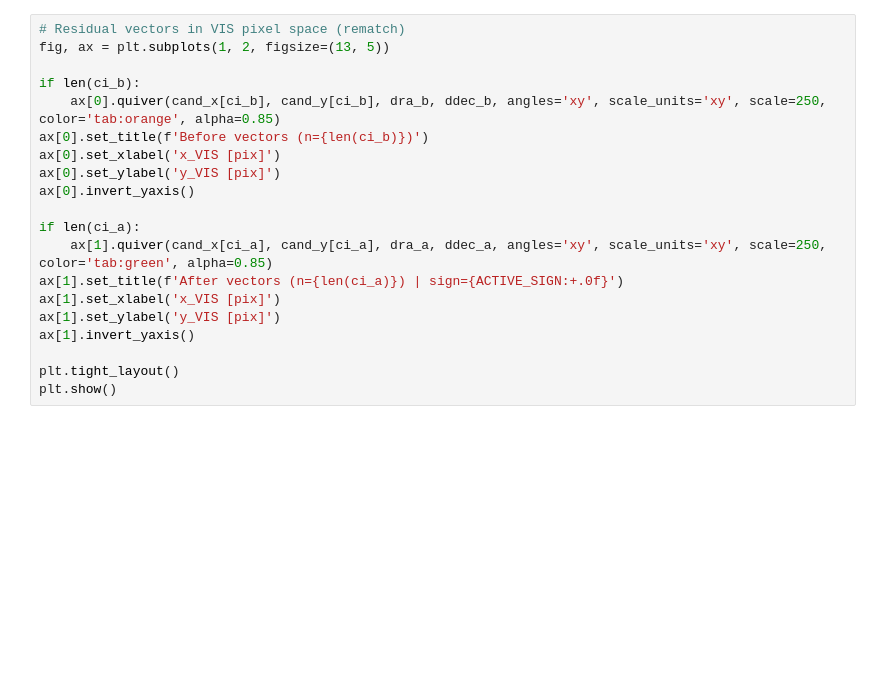
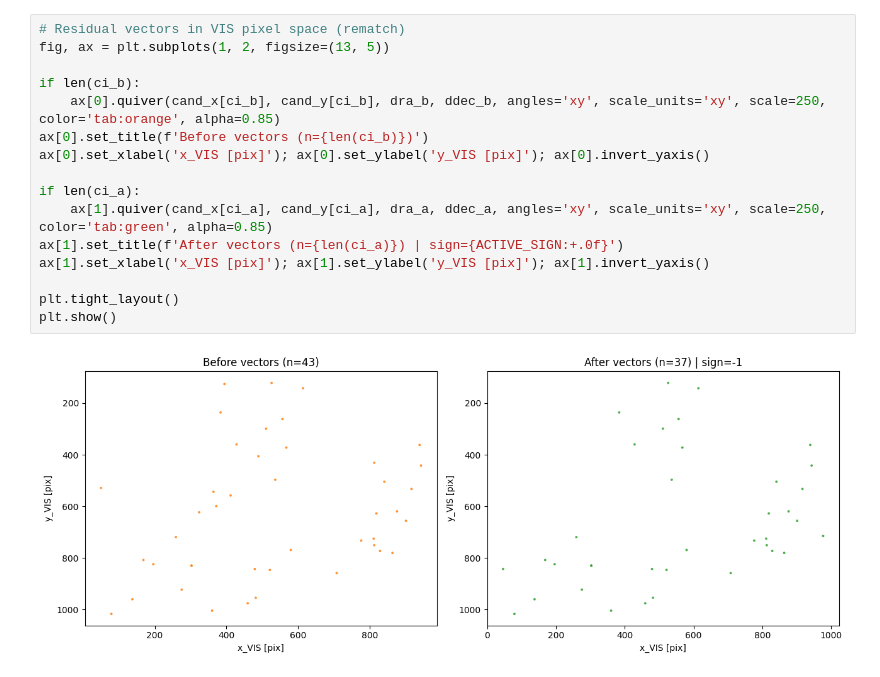
Before and after one commit to xoubish/JAISP, a Jupyter notebook: models/astrometry/inspect_concordance_fits.ipynb, the cells around one changed output. Cells and saved outputs as stored; diff of their text form; blank space fills up the shorter version.

```diff
--- a/models/astrometry/inspect_concordance_fits.ipynb
+++ b/models/astrometry/inspect_concordance_fits.ipynb
@@ -377,20 +594,18 @@ plt.show()
 # %%
 # Residual vectors in VIS pixel space (rematch)
 fig, ax = plt.subplots(1, 2, figsize=(13, 5))
 
 if len(ci_b):
     ax[0].quiver(cand_x[ci_b], cand_y[ci_b], dra_b, ddec_b, angles='xy', scale_units='xy', scale=250, color='tab:orange', alpha=0.85)
 ax[0].set_title(f'Before vectors (n={len(ci_b)})')
-ax[0].set_xlabel('x_VIS [pix]')
-ax[0].set_ylabel('y_VIS [pix]')
-ax[0].invert_yaxis()
+ax[0].set_xlabel('x_VIS [pix]'); ax[0].set_ylabel('y_VIS [pix]'); ax[0].invert_yaxis()
 
 if len(ci_a):
     ax[1].quiver(cand_x[ci_a], cand_y[ci_a], dra_a, ddec_a, angles='xy', scale_units='xy', scale=250, color='tab:green', alpha=0.85)
 ax[1].set_title(f'After vectors (n={len(ci_a)}) | sign={ACTIVE_SIGN:+.0f}')
-ax[1].set_xlabel('x_VIS [pix]')
-ax[1].set_ylabel('y_VIS [pix]')
-ax[1].invert_yaxis()
+ax[1].set_xlabel('x_VIS [pix]'); ax[1].set_ylabel('y_VIS [pix]'); ax[1].invert_yaxis()
 
 plt.tight_layout()
 plt.show()
+# %% [output]
+[figure, added]
```
Also changed, not shown: parts of 10 cells of this notebook, 3 other files.
